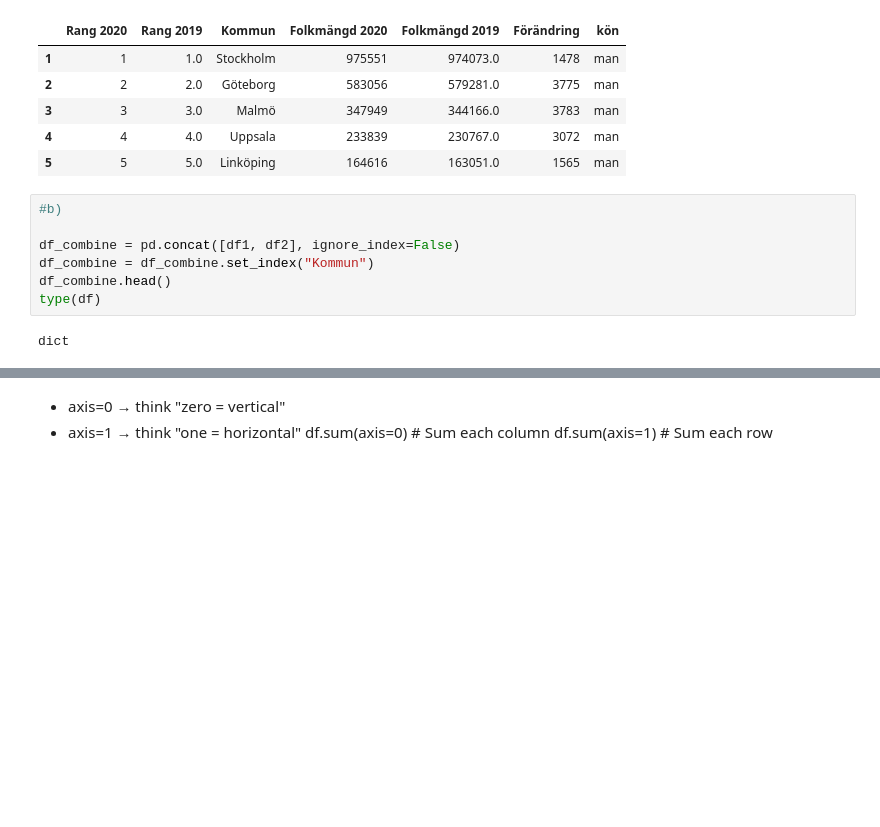
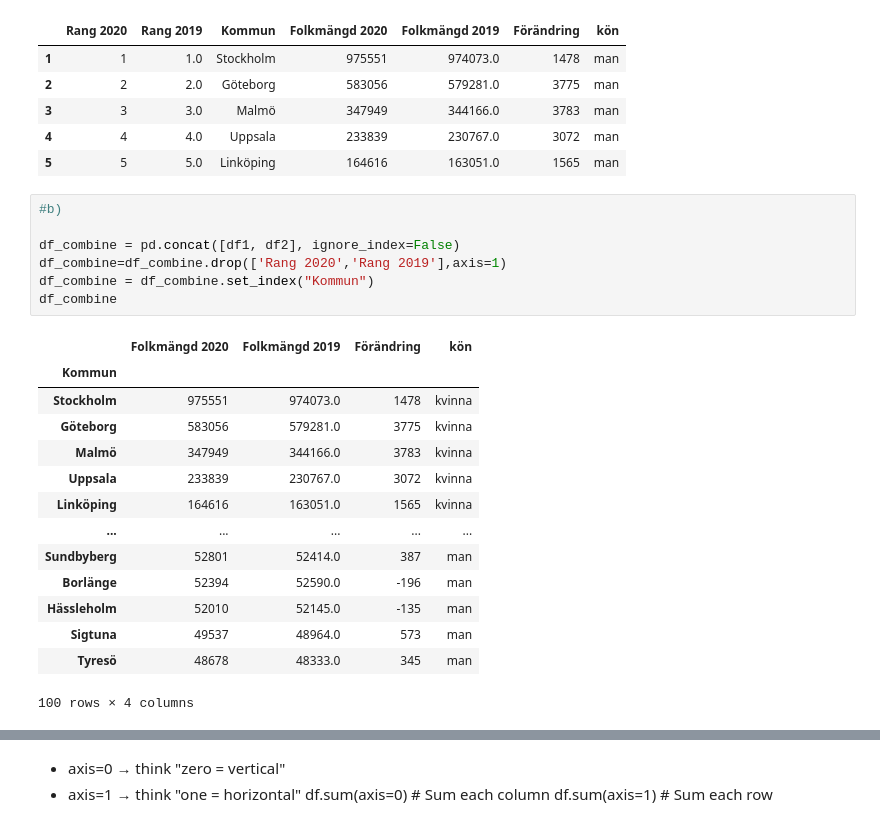
Before and after one commit to Horieh1989/DataProcceccing1, a Jupyter notebook: Exercises/E00_pandas_basic_syntax.ipynb, the cells around one changed output, grey strips where cells are left out. Cells and saved outputs as stored; diff of their text form; blank space fills up the shorter version.

```diff
--- a/Exercises/E00_pandas_basic_syntax.ipynb
+++ b/Exercises/E00_pandas_basic_syntax.ipynb
@@ -559,12 +559,25 @@ df2.head(5)
 # %%
 #b)
 
 df_combine = pd.concat([df1, df2], ignore_index=False)
+df_combine=df_combine.drop(['Rang 2020','Rang 2019'],axis=1)
 df_combine = df_combine.set_index("Kommun")
-df_combine.head()
-type(df)
+df_combine
 # %% [output]
+|  | Folkmängd 2020 | Folkmängd 2019 | Förändring | kön |
+| Kommun |  |  |  |  |
+| Stockholm | 975551 | 974073.0 | 1478 | kvinna |
+| Göteborg | 583056 | 579281.0 | 3775 | kvinna |
+| Malmö | 347949 | 344166.0 | 3783 | kvinna |
+| Uppsala | 233839 | 230767.0 | 3072 | kvinna |
+| Linköping | 164616 | 163051.0 | 1565 | kvinna |
+| ... | ... | ... | ... | ... |
+| Sundbyberg | 52801 | 52414.0 | 387 | man |
+| Borlänge | 52394 | 52590.0 | -196 | man |
+| Hässleholm | 52010 | 52145.0 | -135 | man |
+| Sigtuna | 49537 | 48964.0 | 573 | man |
+| Tyresö | 48678 | 48333.0 | 345 | man |
-dict
+100 rows × 4 columns
 # %%
 import pandas as pd
 
```
Also changed, not shown: parts of 6 cells of this notebook.
